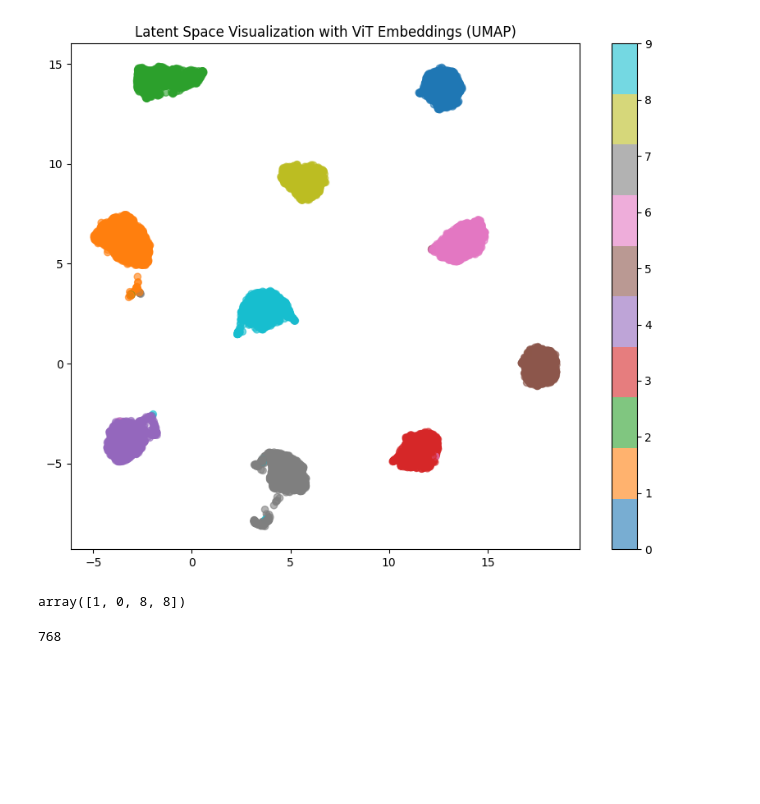
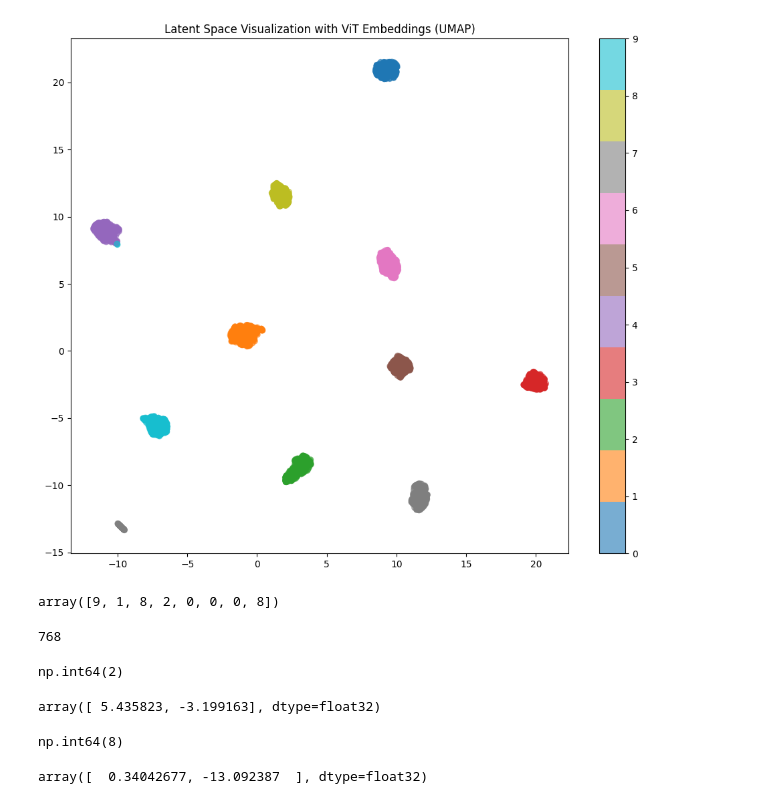
Before and after one commit to fstp/setup_notebook_server, a Jupyter notebook: notebooks/vision_transformer.ipynb, the cells around one changed output. Drawn from its saved outputs; the diff is of its cells as text; code cells hidden in the pictures; blank space fills up the shorter version.

```diff
--- a/notebooks/vision_transformer.ipynb
+++ b/notebooks/vision_transformer.ipynb
@@ -99,8 +99,8 @@ if training:
 if training:
     save_model(model)
 # %%
-# Take 20% of the dataset
-subset_percent = 0.2
+# Take 5% of the dataset
+subset_percent = 0.05
 dataset = train_loader.dataset
 subset_size = int(len(dataset) * subset_percent)
 indices = np.random.choice(len(dataset), subset_size, replace=False)
@@ -130,23 +130,41 @@ labels = torch.cat(all_labels).numpy()
 # %%
 # UMAP projection (same as before)
 import umap
 import matplotlib.pyplot as plt
 
-reducer = umap.UMAP()
+reducer = umap.UMAP(
+    n_components=2,
+    n_neighbors=20,       # Controls local vs global structure
+    min_dist=0.1,         # Controls cluster tightness
+    metric='euclidean',   # Distance metric
+    random_state=42
+)
 emb_2d = reducer.fit_transform(embeddings)
 
-plt.figure(figsize=(10, 8))
+plt.figure(figsize=(12, 10))
 plt.scatter(emb_2d[:,0], emb_2d[:,1], c=labels, cmap='tab10', alpha=0.6)
 plt.title('Latent Space Visualization with ViT Embeddings (UMAP)')
 plt.colorbar()
 plt.show()
 # %% [output]
-[figure, old version]
+[figure, new version]
 # %%
-labels[:4]
+labels[:8]
 # %% [output]
-array([1, 0, 8, 8])
+array([9, 1, 8, 2, 0, 0, 0, 8])
 # %%
 len(embeddings[3])
 # %% [output]
 768
+# %%
+display(labels[3])
+emb_2d[3]
+# %% [output]
+np.int64(2)
+array([ 5.435823, -3.199163], dtype=float32)
+# %%
+display(labels[2])
+emb_2d[2]
+# %% [output]
+np.int64(8)
+array([  0.34042677, -13.092387  ], dtype=float32)
```
Also changed, not shown: 4 other files.
